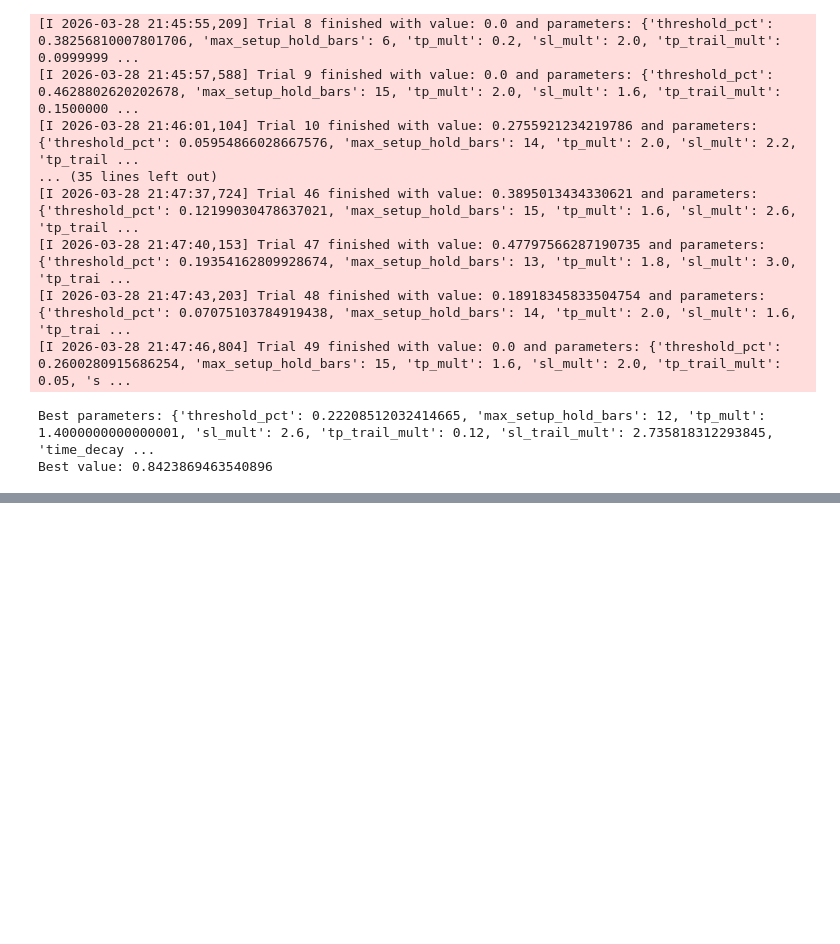
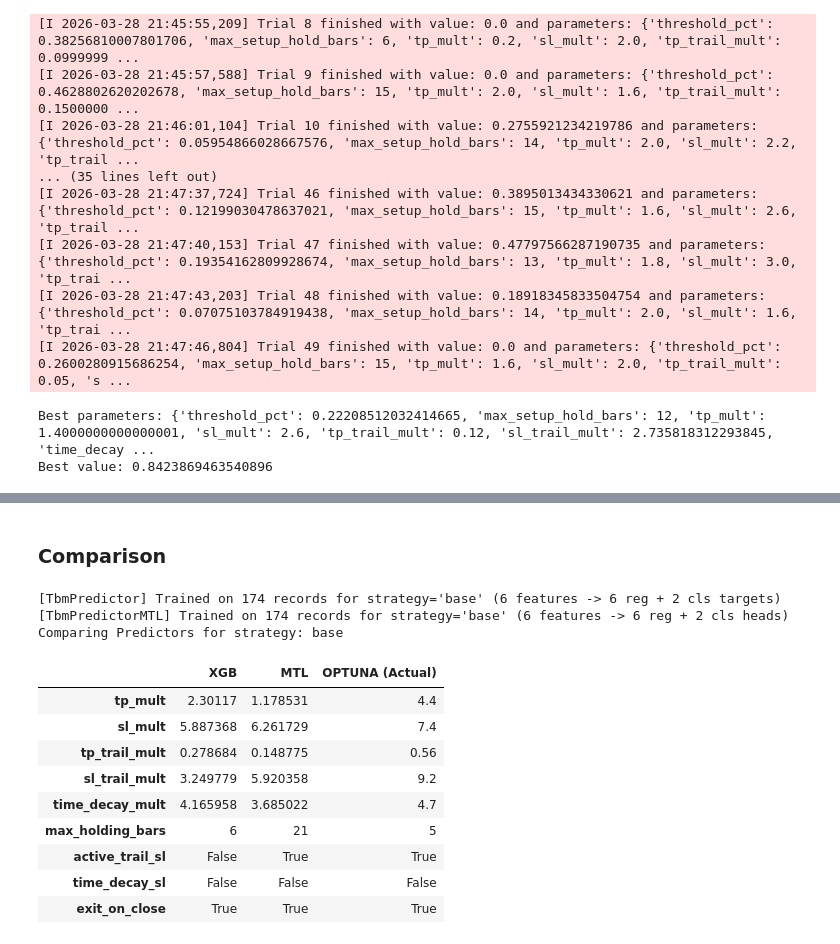
Before and after one commit to Tom-Wasko/lyse-lby, a Jupyter notebook: odbicie/main.ipynb, the cells around one changed output, grey strips where cells are left out. Saved outputs shown, nothing was run; the diff lists cells and outputs as text; code cells hidden in the pictures; blank space fills up the shorter version.

Commit message:
predyktor-baza-1

```diff
--- a/odbicie/main.ipynb
+++ b/odbicie/main.ipynb
@@ -839,0 +738,80 @@ else:
+# %% [markdown]
+### Comparison
+# %%
+import pandas as pd
+import os
+import json
+from odbicie.tbm.predyktor.pred_factory import get_predictor
+
+# 1. Manually resolve paths to be safe
+# We assume you are running inside 'odbicie' folder or project root
+CWD = os.getcwd()
+BASE_DIR = CWD if os.path.basename(CWD) == 'odbicie' else os.path.join(CWD, 'odbicie')
+CACHE_DIR = os.path.join(BASE_DIR, 'cache')
+LOOKUP_PATH = os.path.join(CACHE_DIR, 'lookup', 'tbm_lookup.json')
+SETTINGS_PATH = os.path.join(BASE_DIR, 'settings.json')
+
+# 2. Load settings and choose STRATEGY
+with open(SETTINGS_PATH, 'r') as f:
+    all_settings = json.load(f)
+
+# Choose strategy ('bb', 'atr', or 'base')
+CURRENT_STRAT = 'base'
+strat_settings = all_settings['strategies'][CURRENT_STRAT]['entry_settings']
+
+# 3. Setup Parameters for the test
+if CURRENT_STRAT == 'bb':
+    entry_params = {
+        'bb_period': strat_settings['bb_period'],
+        'bb_std': strat_settings['bb_std'],
+        'max_setup_hold_bars': strat_settings['max_setup_hold_bars']
+    }
+elif CURRENT_STRAT == 'atr':
+    entry_params = {
+        'atr_period': strat_settings['atr_period'],
+        'atr_factor': strat_settings['atr_factor'],
+        'max_setup_hold_bars': strat_settings['max_setup_hold_bars']
+    }
+else:
+    entry_params = {
+        'threshold_pct': strat_settings['threshold_pct'],
+        'max_setup_hold_bars': strat_settings['max_setup_hold_bars']
+    }
+
+context_features = {'avg_rsi_at_entry': 30.0, 'avg_atr_pct': 0.02, 'avg_setup_bars': 5.0, 'entry_count_log': 3.0}
+
+# 4. Get Predictions and Optuna Match
+results = {}
+for ptype in ['xgb', 'mtl']:
+    pred = get_predictor(ptype, LOOKUP_PATH, CURRENT_STRAT, cache_dir=os.path.join(CACHE_DIR, 'predyktor'))
+    name = ptype.upper()
+    if pred.is_ready:
+        results[name] = pred.predict(entry_params, context_features)
+    else:
+        results[name] = {k: f"Need {15 - len(pred._records)} more records" for k in ["tp_mult", "sl_mult"]}
+
+# Try finding Optuna Match
+tmp_pred = get_predictor('xgb', LOOKUP_PATH, CURRENT_STRAT, cache_dir=os.path.join(CACHE_DIR, 'predyktor'))
+neighbors = tmp_pred.knn_neighbors(entry_params, k=1)
+if neighbors and neighbors[0]['distance'] < 1e-5:
+    results['OPTUNA (Actual)'] = neighbors[0]['tbm_params']
+else:
+    results['OPTUNA (Actual)'] = {k: "No direct match" for k in ["tp_mult", "sl_mult"]}
+
+# 5. Output
+print(f"Comparing Predictors for strategy: {CURRENT_STRAT}")
+display(pd.DataFrame.from_dict(results))
+# %% [output]
+[TbmPredictor] Trained on 174 records for strategy='base' (6 features -> 6 reg + 2 cls targets)
+[TbmPredictorMTL] Trained on 174 records for strategy='base' (6 features -> 6 reg + 2 cls heads)
+Comparing Predictors for strategy: base
+|  | XGB | MTL | OPTUNA (Actual) |
+| tp_mult | 2.30117 | 1.178531 | 4.4 |
+| sl_mult | 5.887368 | 6.261729 | 7.4 |
+| tp_trail_mult | 0.278684 | 0.148775 | 0.56 |
+| sl_trail_mult | 3.249779 | 5.920358 | 9.2 |
+| time_decay_mult | 4.165958 | 3.685022 | 4.7 |
+| max_holding_bars | 6 | 21 | 5 |
+| active_trail_sl | False | True | True |
+| time_decay_sl | False | False | False |
+| exit_on_close | True | True | True |
```
Also changed, not shown: parts of 9 cells of this notebook, 8 other files.
